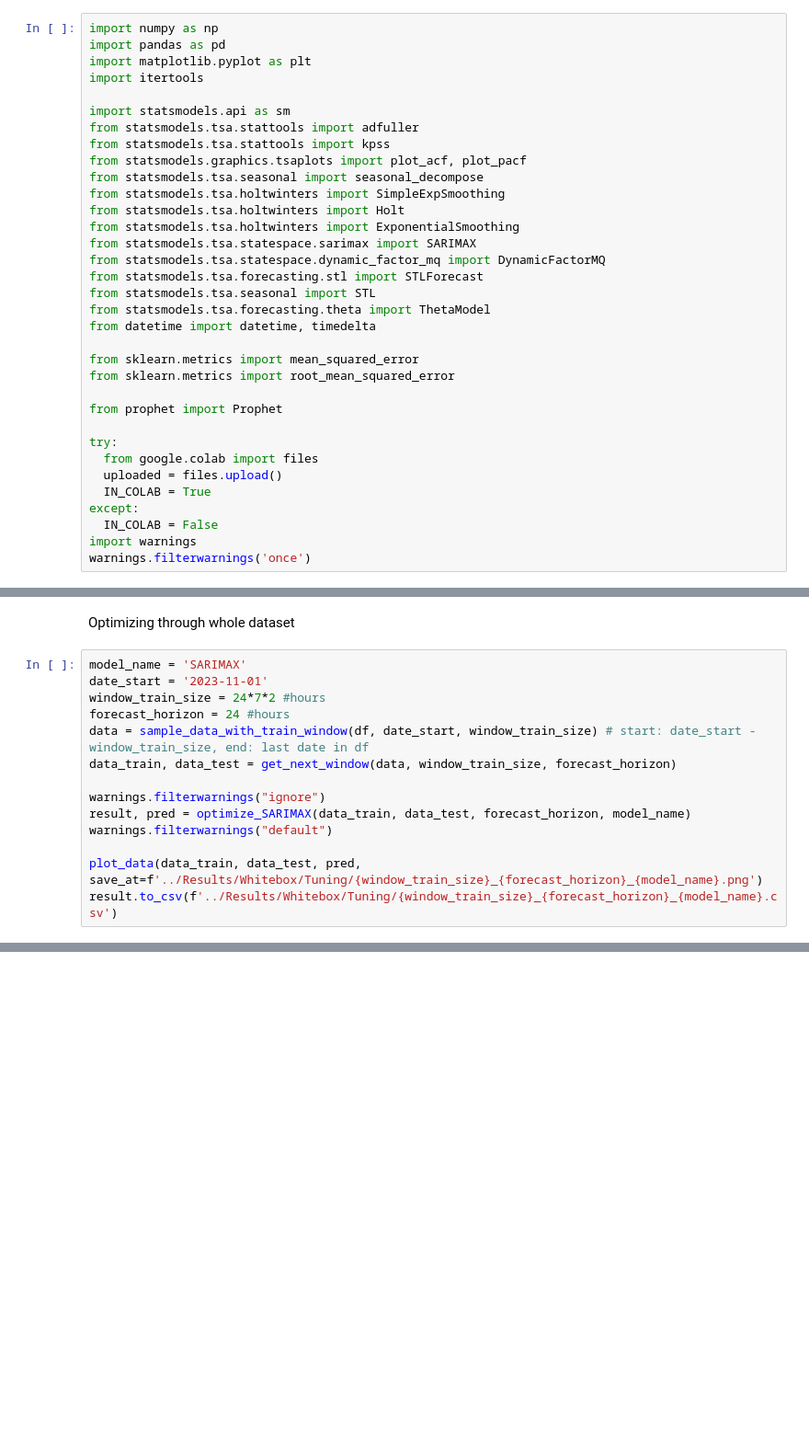
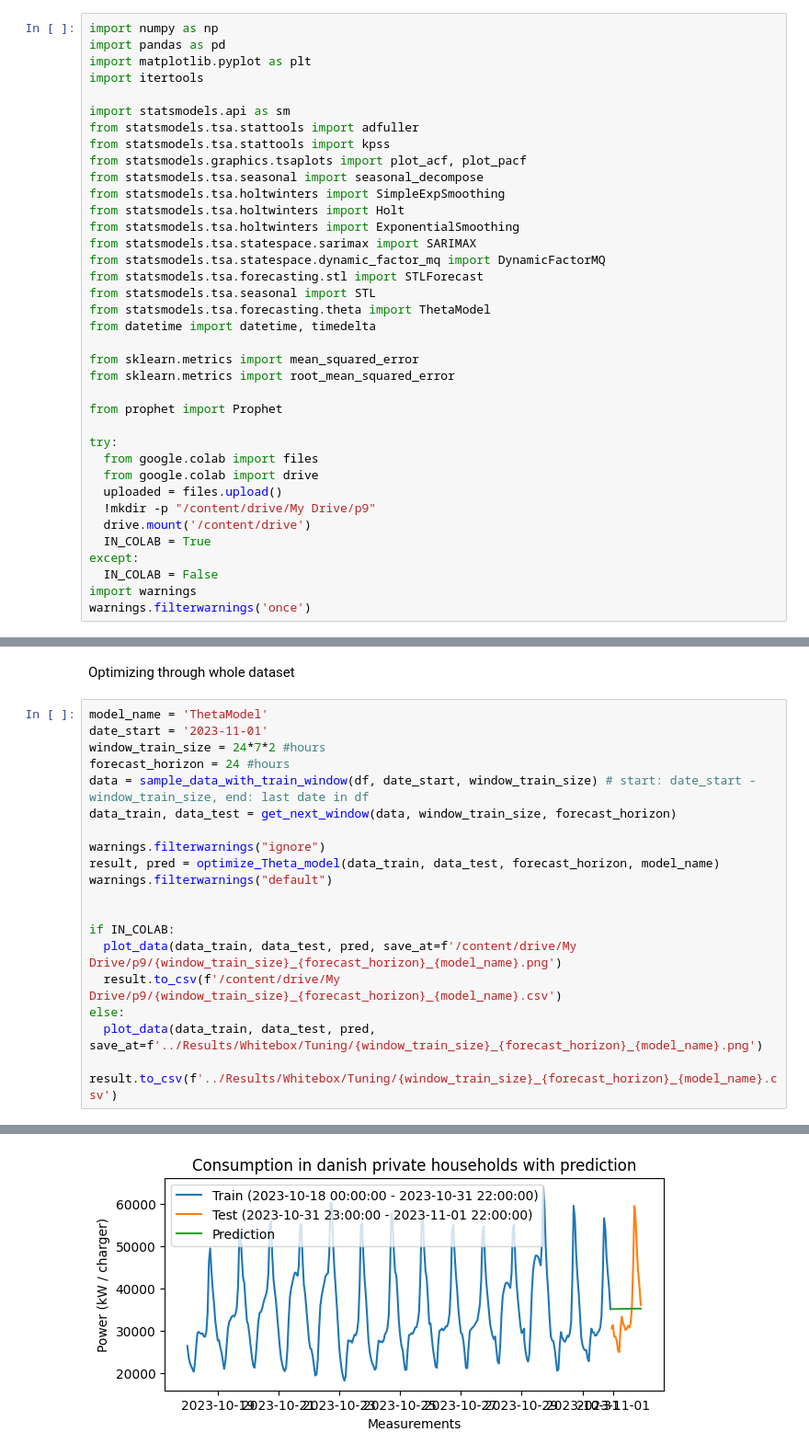
Before and after one commit to Casper0913/p9-energy, a Jupyter notebook: Models/Whitebox_tuning.ipynb, the cells around one changed output, grey strips where cells are left out. Shown at 92% size. Drawn from its saved outputs; the diff is of its cells as text; blank space fills up the shorter version.

```diff
--- a/Models/Whitebox_tuning.ipynb
+++ b/Models/Whitebox_tuning.ipynb
@@ -28,7 +28,10 @@ from prophet import Prophet
 
 try:
   from google.colab import files
+  from google.colab import drive
   uploaded = files.upload()
+  !mkdir -p "/content/drive/My Drive/p9"
+  drive.mount('/content/drive')
   IN_COLAB = True
 except:
   IN_COLAB = False
@@ -139,7 +140,7 @@ def optimize_Theta_model(data_train, data_test, forecast_horizon, model_name):
 # %% [markdown]
 Optimizing through whole dataset
 # %%
-model_name = 'SARIMAX'
+model_name = 'ThetaModel'
 date_start = '2023-11-01'
 window_train_size = 24*7*2 #hours
 forecast_horizon = 24 #hours
@@ -147,9 +148,14 @@ data = sample_data_with_train_window(df, date_start, window_train_size) # start:
 data_train, data_test = get_next_window(data, window_train_size, forecast_horizon)
 
 warnings.filterwarnings("ignore")
-result, pred = optimize_SARIMAX(data_train, data_test, forecast_horizon, model_name)
+result, pred = optimize_Theta_model(data_train, data_test, forecast_horizon, model_name)
 warnings.filterwarnings("default")
 
-plot_data(data_train, data_test, pred, save_at=f'../Results/Whitebox/Tuning/{window_train_size}_{forecast_horizon}_{model_name}.png')
-result.to_csv(f'../Results/Whitebox/Tuning/{window_train_size}_{forecast_horizon}_{model_name}.csv')
+
+if IN_COLAB:
+  plot_data(data_train, data_test, pred, save_at=f'/content/drive/My Drive/p9/{window_train_size}_{forecast_horizon}_{model_name}.png')
+  result.to_csv(f'/content/drive/My Drive/p9/{window_train_size}_{forecast_horizon}_{model_name}.csv')
+else:
+  plot_data(data_train, data_test, pred, save_at=f'../Results/Whitebox/Tuning/{window_train_size}_{forecast_horizon}_{model_name}.png')
+  result.to_csv(f'../Results/Whitebox/Tuning/{window_train_size}_{forecast_horizon}_{model_name}.csv')
 # %% [output]
@@ -173,0 +179 @@ LinAlgError: LU decomposition error.
+[figure, added]
```
Also changed, not shown: parts of 2 cells of this notebook.
